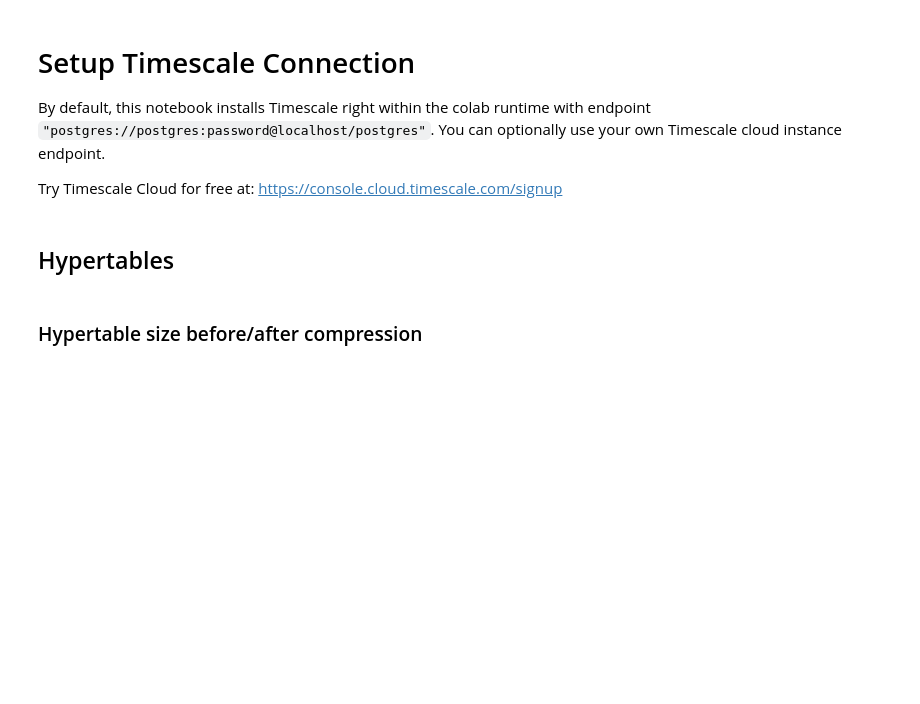
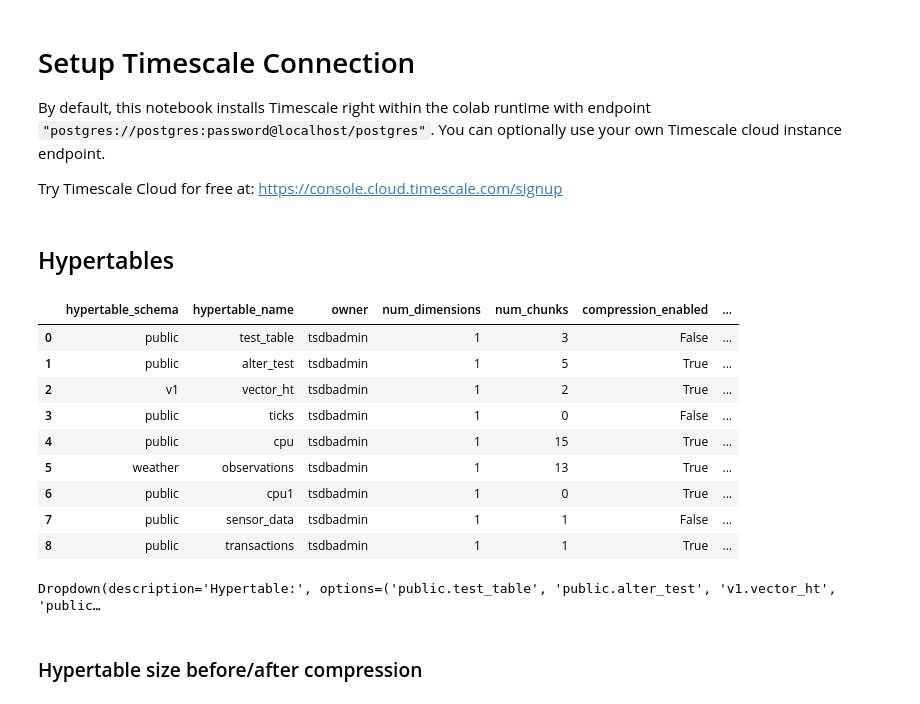
Before and after one commit to antonum/Timescale-Workshops, a Jupyter notebook: Management/timescale-metadata.ipynb, the cells around one changed output. Drawn from its saved outputs; the diff is of its cells as text; code cells hidden in the pictures; blank space fills up the shorter version.

```diff
--- a/Management/timescale-metadata.ipynb
+++ b/Management/timescale-metadata.ipynb
@@ -128,8 +128,45 @@ def execute_sql(query, cursor=cursor):
 # %%
 query = """
 SELECT * from timescaledb_information.hypertables
 """
-execute_sql(query)
+df_ht=execute_sql(query)
+df_ht
+# %% [output]
+|  | hypertable_schema | hypertable_name | owner | num_dimensions | num_chunks | compression_enabled | ... |
+| 0 | public | test_table | tsdbadmin | 1 | 3 | False | ... |
+| 1 | public | alter_test | tsdbadmin | 1 | 5 | True | ... |
+| 2 | v1 | vector_ht | tsdbadmin | 1 | 2 | True | ... |
+| 3 | public | ticks | tsdbadmin | 1 | 0 | False | ... |
+| 4 | public | cpu | tsdbadmin | 1 | 15 | True | ... |
+| 5 | weather | observations | tsdbadmin | 1 | 13 | True | ... |
+| 6 | public | cpu1 | tsdbadmin | 1 | 0 | True | ... |
+| 7 | public | sensor_data | tsdbadmin | 1 | 1 | False | ... |
+| 8 | public | transactions | tsdbadmin | 1 | 1 | True | ... |
+# %%
+#@title Select Hypertable
+# prompt: dropdown box allowing select 	hypertable_schema.hypertable_name from the df
+
+import ipywidgets as widgets
+
+# Assuming 'df' is your DataFrame from the previous code
+hypertable_options = (df_ht['hypertable_schema'] + "." + df_ht['hypertable_name']).tolist()
+
+# Create a dropdown widget
+hypertable_dropdown = widgets.Dropdown(
+    options=hypertable_options,
+    value=hypertable_options[0] if hypertable_options else None,  # Set the first option as default
+    description='Hypertable:',
+    disabled=False,
+)
+
+# Display the dropdown
+display(hypertable_dropdown)
+
+# Access the selected value
+selected_hypertable = hypertable_dropdown.value
+#print(f"Selected hypertable: {selected_hypertable}")
+# %% [output]
+Dropdown(description='Hypertable:', options=('public.test_table', 'public.alter_test', 'v1.vector_ht', 'public…
 # %% [markdown]
 ### Hypertable size before/after compression
 # %%
```
Also changed, not shown: parts of 10 cells of this notebook.
